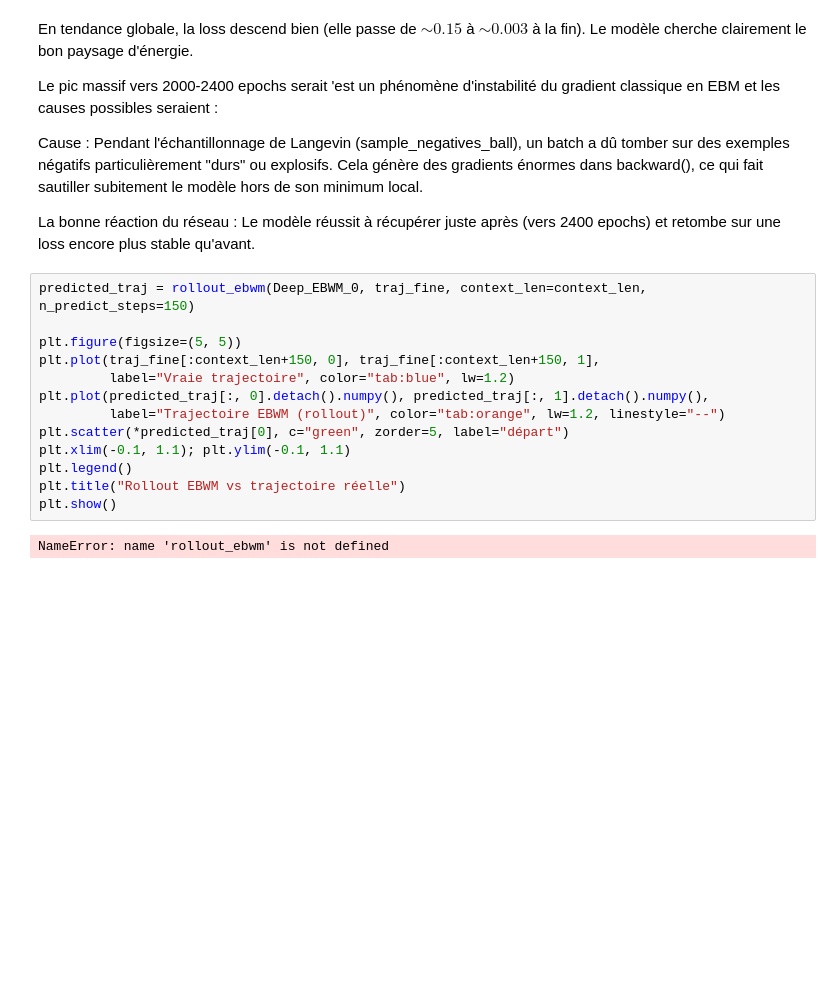
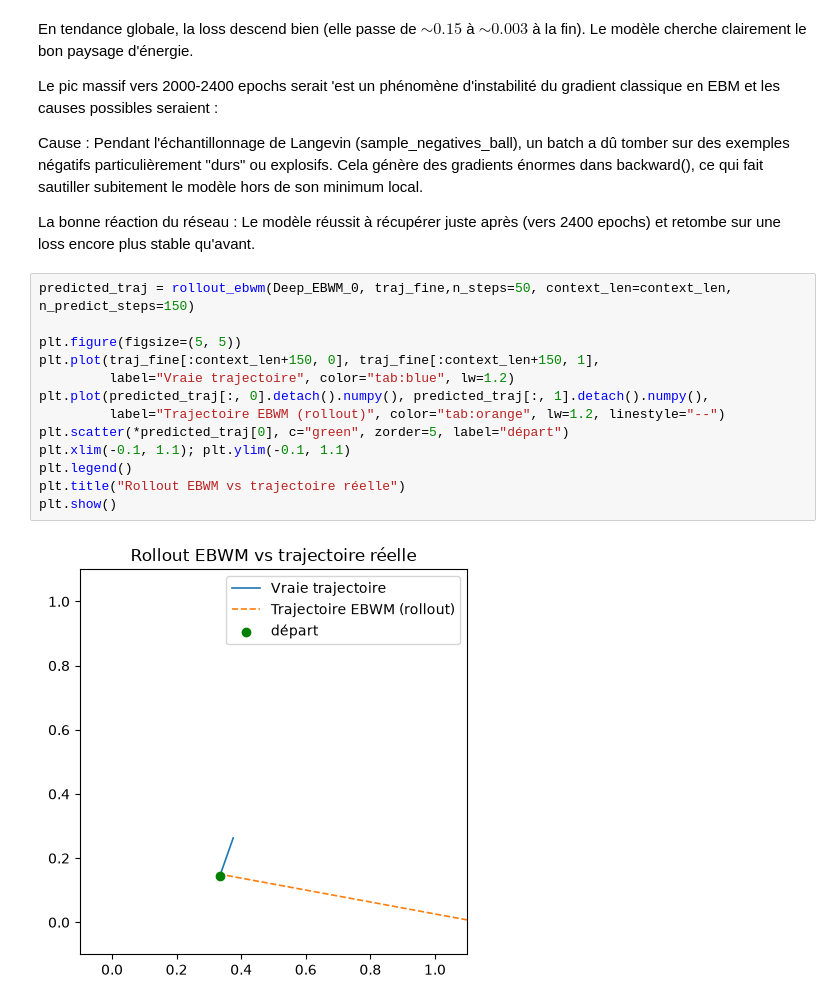
Before and after one commit to Faj1223/Cognitively-Inspired-Energy-Based-World-Models, a Jupyter notebook: notebooks/03_World_model.ipynb, the cells around one changed output. Drawn from its saved outputs; the diff is of its cells as text; blank space fills up the shorter version.

```diff
--- a/notebooks/03_World_model.ipynb
+++ b/notebooks/03_World_model.ipynb
@@ -778,17 +787,17 @@ train_ball_ebm(Deep_EBWM_0, traj_fine, context_len = 10, n_steps=40, reg_weight=
 
 La bonne réaction du réseau : Le modèle réussit à récupérer juste après (vers 2400 epochs) et retombe sur une loss encore plus stable qu'avant.
 # %%
-predicted_traj = rollout_ebwm(Deep_EBWM_0, traj_fine, context_len=context_len, n_predict_steps=150)
+predicted_traj = rollout_ebwm(Deep_EBWM_0, traj_fine,n_steps=50, context_len=context_len, n_predict_steps=150)
 
 plt.figure(figsize=(5, 5))
 plt.plot(traj_fine[:context_len+150, 0], traj_fine[:context_len+150, 1],
          label="Vraie trajectoire", color="tab:blue", lw=1.2)
 plt.plot(predicted_traj[:, 0].detach().numpy(), predicted_traj[:, 1].detach().numpy(),
          label="Trajectoire EBWM (rollout)", color="tab:orange", lw=1.2, linestyle="--")
 plt.scatter(*predicted_traj[0], c="green", zorder=5, label="départ")
 plt.xlim(-0.1, 1.1); plt.ylim(-0.1, 1.1)
 plt.legend()
 plt.title("Rollout EBWM vs trajectoire réelle")
 plt.show()
 # %% [output]
-NameError: name 'rollout_ebwm' is not defined
+[figure, added]
```
Also changed, not shown: parts of 18 cells of this notebook.
